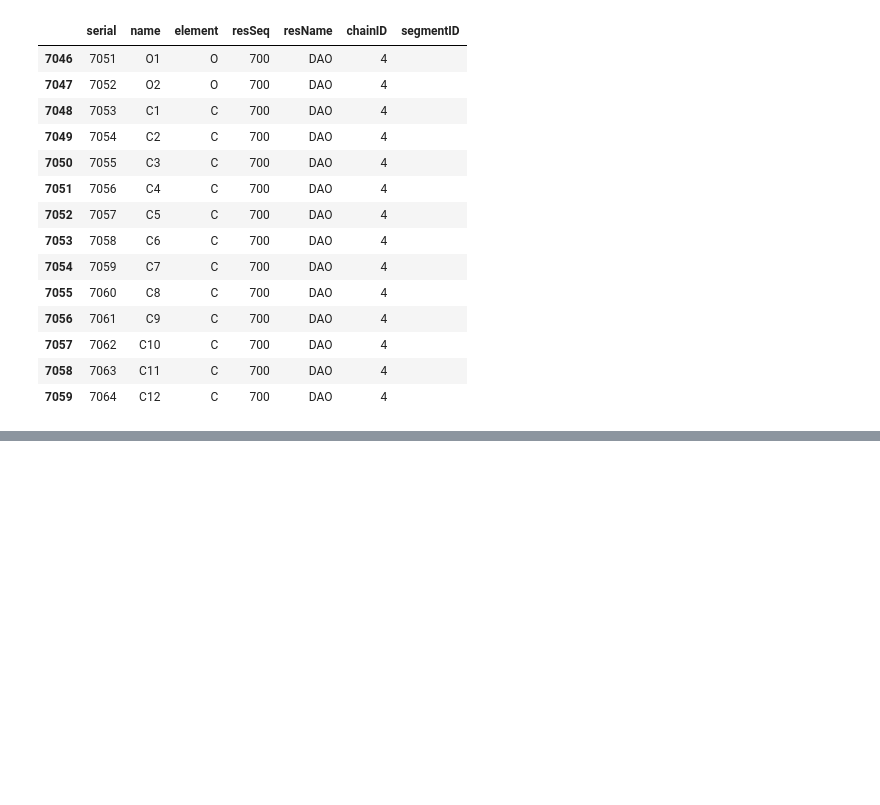
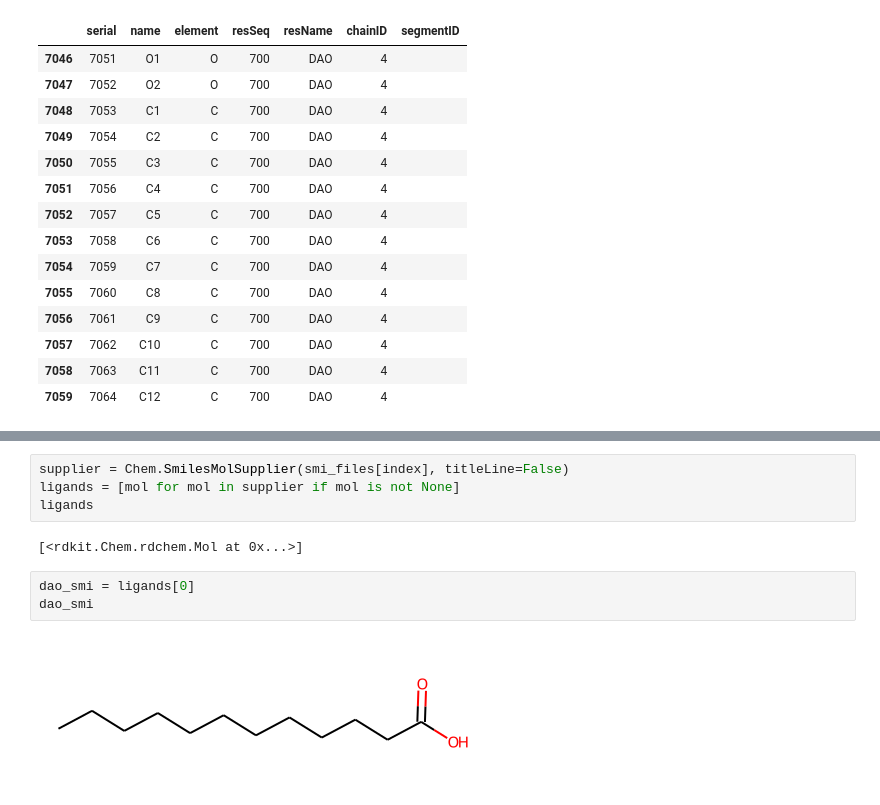
Before and after one commit to uibcdf/OpenPharmacophore-Tools, a Jupyter notebook: notebooks/protein_ligand_interactions/plip_dataset.ipynb, the cells around one changed output, grey strips where cells are left out. Cells and saved outputs as stored; diff of their text form; blank space fills up the shorter version.

```diff
--- a/notebooks/protein_ligand_interactions/plip_dataset.ipynb
+++ b/notebooks/protein_ligand_interactions/plip_dataset.ipynb
@@ -137,0 +163,11 @@ NGLWidget()
+# %%
+supplier = Chem.SmilesMolSupplier(smi_files[index], titleLine=False)
+ligands = [mol for mol in supplier if mol is not None]
+ligands
+# %% [output]
+[<rdkit.Chem.rdchem.Mol at 0x...>]
+# %%
+dao_smi = ligands[0]
+dao_smi
+# %% [output]
+[figure, added]
```
Also changed, not shown: parts of 70 cells of this notebook, 13 other files.
